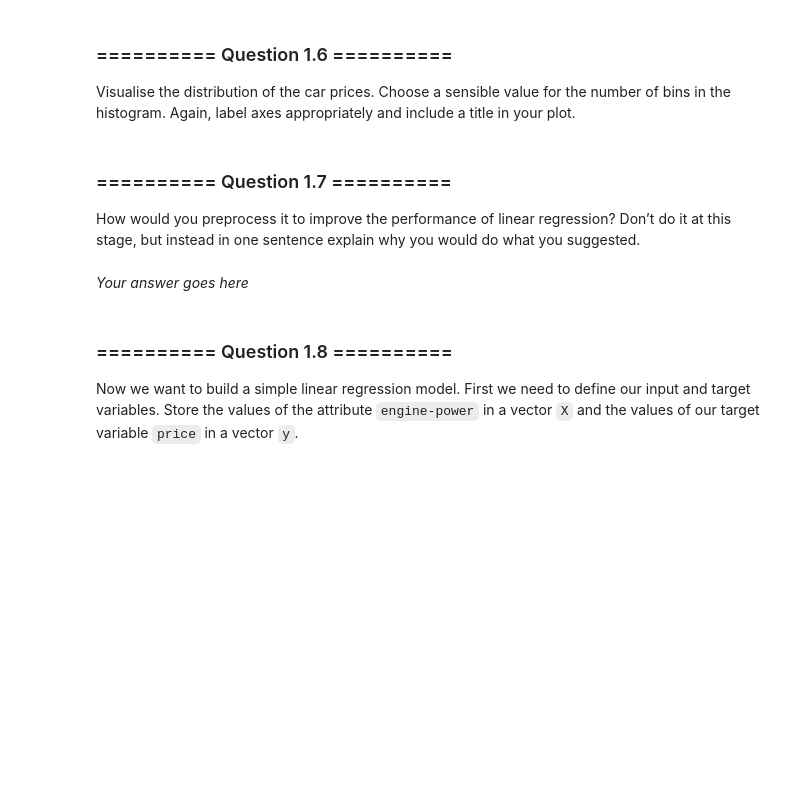
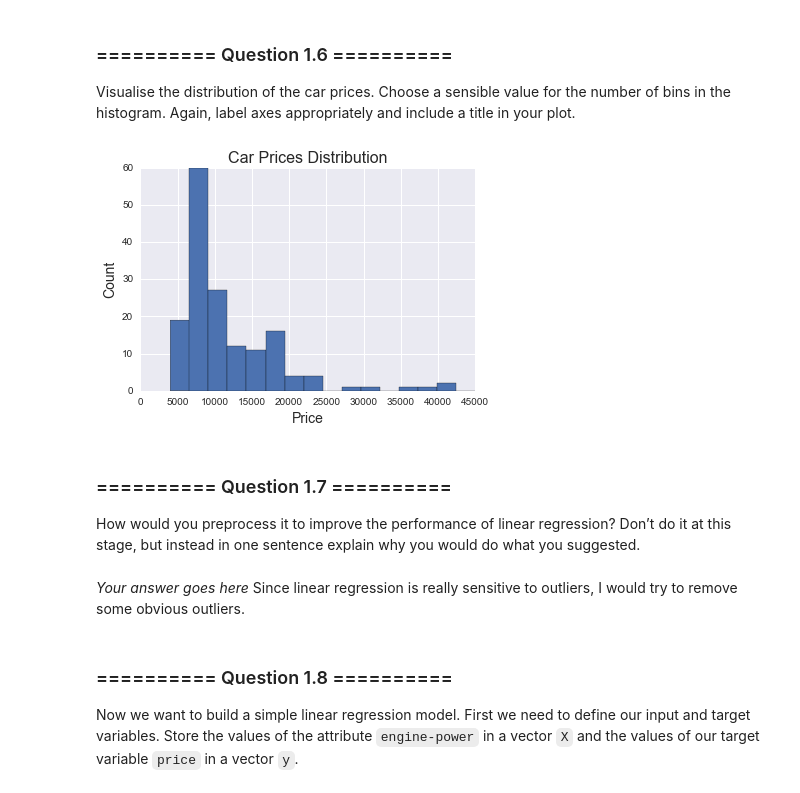
Before and after one commit to richardharmadi/iaml, a Jupyter notebook: 05_Assignment_2.ipynb, the cells around one changed output. Saved outputs shown, nothing was run; the diff lists cells and outputs as text; code cells hidden in the pictures; blank space fills up the shorter version.

```diff
--- a/05_Assignment_2.ipynb
+++ b/05_Assignment_2.ipynb
@@ -104,8 +172,18 @@ Visualise the distribution of the car prices. Choose a sensible value for the nu
+# %%
+# Your code goes here
+plt.hist(yAxis,'auto',range=(4000,45000))
+plt.title('Car Prices Distribution',fontsize=16)
+plt.xlabel('Price',fontsize=14)
+plt.ylabel('Count',fontsize=14)
+plt.show()
+# %% [output]
+[figure, added]
 # %% [markdown]
 ### ========== Question 1.7  ==========
 How would you preprocess it to improve the performance of linear regression? Don’t do it at this stage, but instead in one sentence explain why you would do what you suggested.
-# %% [markdown]
-*Your answer goes here*
+# %% [markdown]
+*Your answer goes here*
+Since linear regression is really sensitive to outliers, I would try to remove some obvious outliers.
 # %% [markdown]
 ### ========== Question 1.8  ==========
 Now we want to build a simple linear regression model. First we need to define our input and target variables. Store the values of the attribute `engine-power` in a vector `X` and the values of our target variable `price` in a vector `y`.
```
Also changed, not shown: parts of 25 cells of this notebook, 3 other files.
